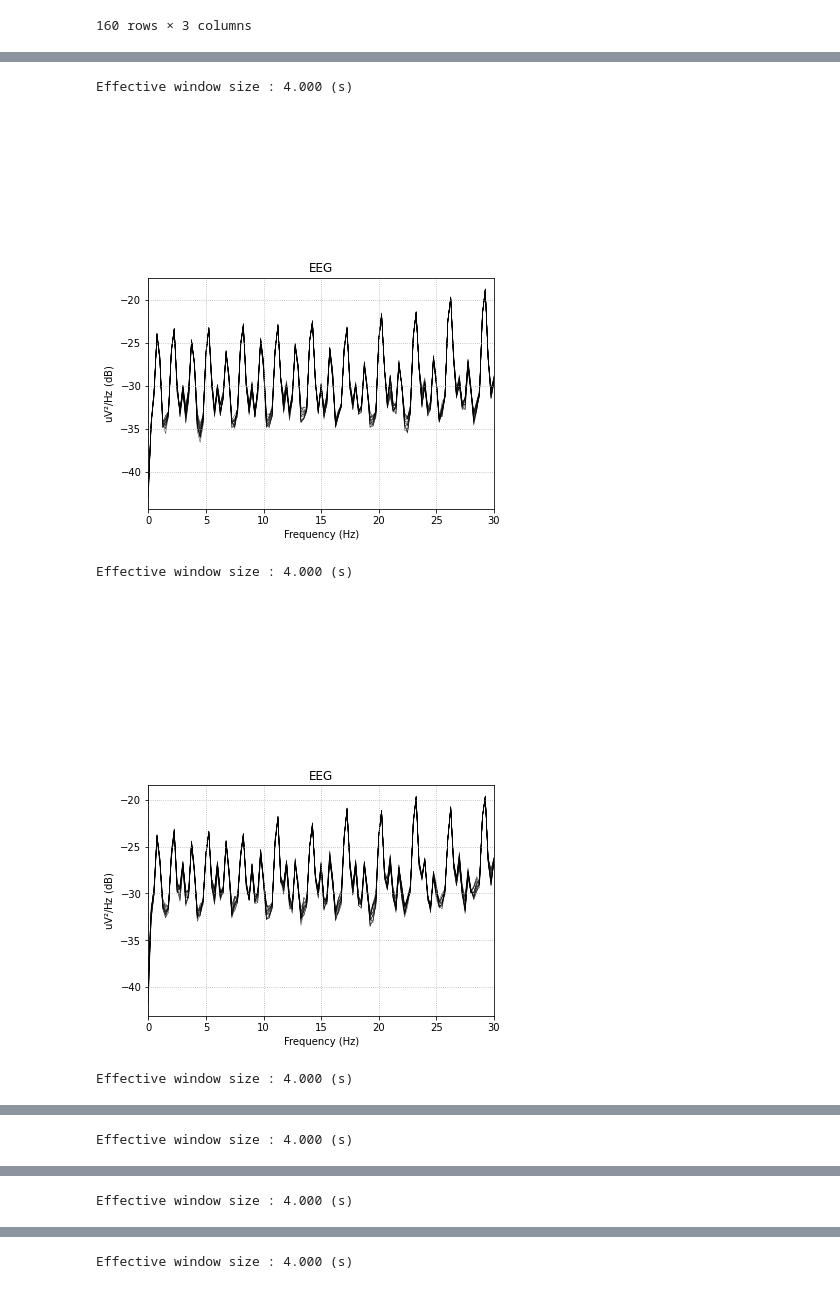
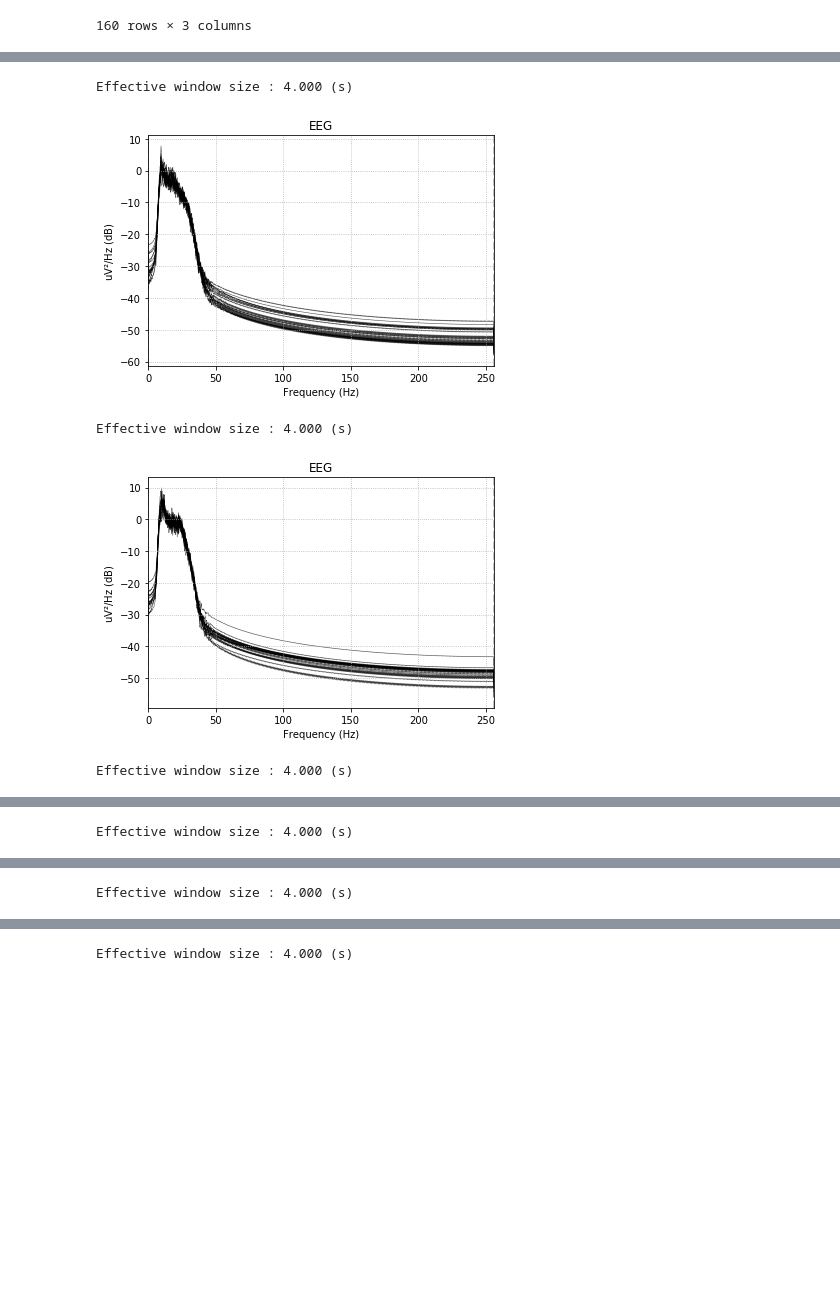
Before and after one commit to rameerez/brain-computer-interfacing, a Jupyter notebook: project/01_Managing_data.ipynb, the cells around one changed output, grey strips where cells are left out. Saved outputs shown, nothing was run; the diff lists cells and outputs as text; code cells hidden in the pictures; blank space fills up the shorter version.

```diff
--- a/project/01_Managing_data.ipynb
+++ b/project/01_Managing_data.ipynb
@@ -71,8 +75,9 @@ def get_raw(dataset, paradigm, n_channels, sfreq):
     for subject in subjects_all:
 
         X, y, metadata = paradigm.get_data(dataset=dataset, subjects=[subject])
-        X_2d = X.reshape((X.shape[0]*X.shape[2]),n_channels)
-        data_mne = X_2d.transpose()
+        X = np.delete(X, -1,axis = 2)
+        X_2d = X.reshape(n_channels,(X.shape[0]*X.shape[2]))
+        data_mne = X_2d
         data_mne = data_mne / 1000000
 
         info_mne = mne.create_info(
@@ -189,10 +206,10 @@ Writing /Users/mercedes/Desktop/BCI/BCI Project/brain-computer-interfacing/data/
 ... (3 outputs left out)
 # %%
 for number,subject in X_all_subjects.items():
-    fig = subject.plot_psd(fmin = 0, fmax = 30, average=False, tmin = 0, tmax = 250)
+    fig = subject.plot_psd(fmin = 0, fmax = 300, average=False, tmin = 0, tmax = 250)
 # %% [output]
 Effective window size : 4.000 (s)
-[figure, old version]
+[figure, new version]
 Effective window size : 4.000 (s)
-[figure, old version]
+[figure, new version]
 Effective window size : 4.000 (s)
```
Also changed, not shown: parts of 8 cells of this notebook, 15 other files.
